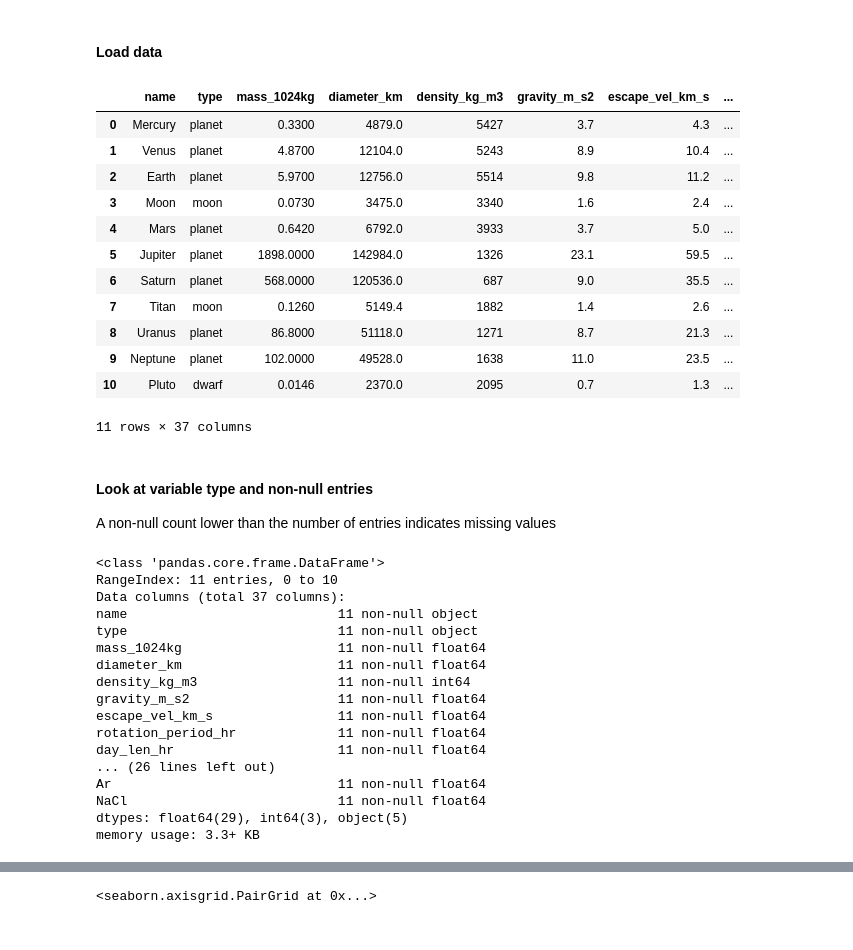
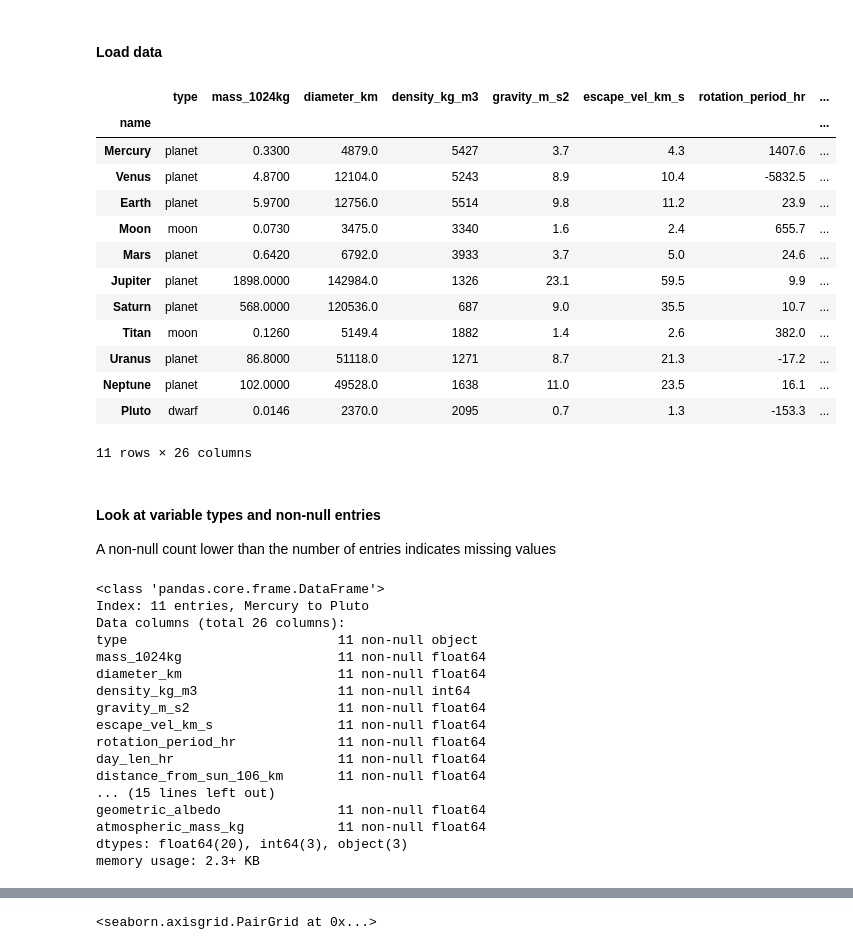
Before and after one commit to julielinx/experiments, a Jupyter notebook: datascience_diary/5_EDA_v1.ipynb, the cells around one changed output, grey strips where cells are left out. Saved outputs shown, nothing was run; the diff lists cells and outputs as text; code cells hidden in the pictures.

```diff
--- a/datascience_diary/5_EDA_v1.ipynb
+++ b/datascience_diary/5_EDA_v1.ipynb
@@ -72,33 +72,33 @@ plt.style.use('seaborn')
 # %% [markdown]
 #### Load data
 # %%
-planets = pd.read_excel('planets_moons.xlsx')
+planets = pd.read_excel('data/planets_moons.xlsx', index_col=0)
 planets
 # %% [output]
-|  | name | type | mass_1024kg | diameter_km | density_kg_m3 | gravity_m_s2 | escape_vel_km_s | ... |
-| 0 | Mercury | planet | 0.3300 | 4879.0 | 5427 | 3.7 | 4.3 | ... |
-| 1 | Venus | planet | 4.8700 | 12104.0 | 5243 | 8.9 | 10.4 | ... |
-| 2 | Earth | planet | 5.9700 | 12756.0 | 5514 | 9.8 | 11.2 | ... |
-| 3 | Moon | moon | 0.0730 | 3475.0 | 3340 | 1.6 | 2.4 | ... |
-| 4 | Mars | planet | 0.6420 | 6792.0 | 3933 | 3.7 | 5.0 | ... |
-| 5 | Jupiter | planet | 1898.0000 | 142984.0 | 1326 | 23.1 | 59.5 | ... |
-| 6 | Saturn | planet | 568.0000 | 120536.0 | 687 | 9.0 | 35.5 | ... |
-| 7 | Titan | moon | 0.1260 | 5149.4 | 1882 | 1.4 | 2.6 | ... |
-| 8 | Uranus | planet | 86.8000 | 51118.0 | 1271 | 8.7 | 21.3 | ... |
-| 9 | Neptune | planet | 102.0000 | 49528.0 | 1638 | 11.0 | 23.5 | ... |
-| 10 | Pluto | dwarf | 0.0146 | 2370.0 | 2095 | 0.7 | 1.3 | ... |
+|  | type | mass_1024kg | diameter_km | density_kg_m3 | gravity_m_s2 | escape_vel_km_s | rotation_period_hr | ... |
+| name |  |  |  |  |  |  |  | ... |
+| Mercury | planet | 0.3300 | 4879.0 | 5427 | 3.7 | 4.3 | 1407.6 | ... |
+| Venus | planet | 4.8700 | 12104.0 | 5243 | 8.9 | 10.4 | -5832.5 | ... |
+| Earth | planet | 5.9700 | 12756.0 | 5514 | 9.8 | 11.2 | 23.9 | ... |
+| Moon | moon | 0.0730 | 3475.0 | 3340 | 1.6 | 2.4 | 655.7 | ... |
+| Mars | planet | 0.6420 | 6792.0 | 3933 | 3.7 | 5.0 | 24.6 | ... |
+| Jupiter | planet | 1898.0000 | 142984.0 | 1326 | 23.1 | 59.5 | 9.9 | ... |
+| Saturn | planet | 568.0000 | 120536.0 | 687 | 9.0 | 35.5 | 10.7 | ... |
+| Titan | moon | 0.1260 | 5149.4 | 1882 | 1.4 | 2.6 | 382.0 | ... |
+| Uranus | planet | 86.8000 | 51118.0 | 1271 | 8.7 | 21.3 | -17.2 | ... |
+| Neptune | planet | 102.0000 | 49528.0 | 1638 | 11.0 | 23.5 | 16.1 | ... |
+| Pluto | dwarf | 0.0146 | 2370.0 | 2095 | 0.7 | 1.3 | -153.3 | ... |
-11 rows × 37 columns
+11 rows × 26 columns
 # %% [markdown]
-#### Look at variable type and non-null entries
+#### Look at variable types and non-null entries
 
 A non-null count lower than the number of entries indicates missing values
 # %%
 planets.info()
 # %% [output]
 <class 'pandas.core.frame.DataFrame'>
-RangeIndex: 11 entries, 0 to 10
-Data columns (total 37 columns):
-name                           11 non-null object
+Index: 11 entries, Mercury to Pluto
+Data columns (total 26 columns):
 type                           11 non-null object
 mass_1024kg                    11 non-null float64
 diameter_km                    11 non-null float64
@@ -107,8 +107,9 @@ gravity_m_s2                   11 non-null float64
 escape_vel_km_s                11 non-null float64
 rotation_period_hr             11 non-null float64
 day_len_hr                     11 non-null float64
-... (26 lines left out)
-Ar                             11 non-null float64
-NaCl                           11 non-null float64
-dtypes: float64(29), int64(3), object(5)
-memory usage: 3.3+ KB
+distance_from_sun_106_km       11 non-null float64
+... (15 lines left out)
+geometric_albedo               11 non-null float64
+atmospheric_mass_kg            11 non-null float64
+dtypes: float64(20), int64(3), object(3)
+memory usage: 2.3+ KB
```
Also changed, not shown: parts of 14 cells of this notebook, 2 other files.
